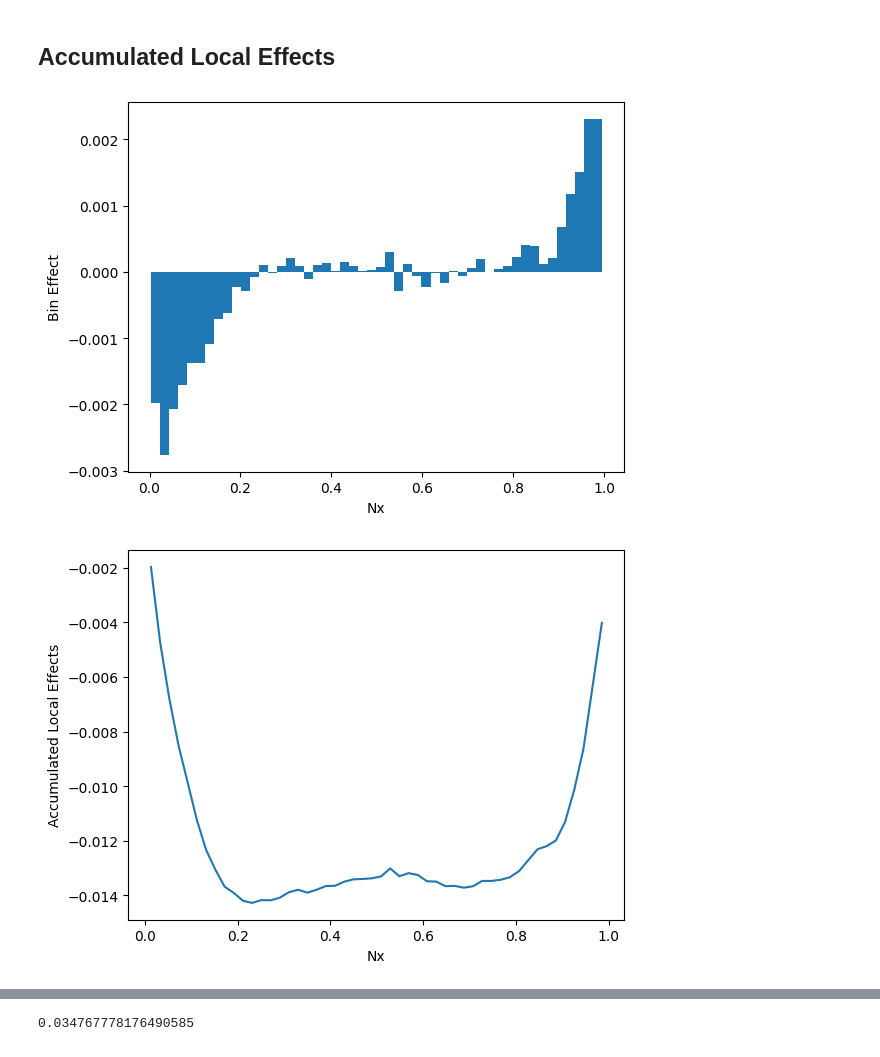
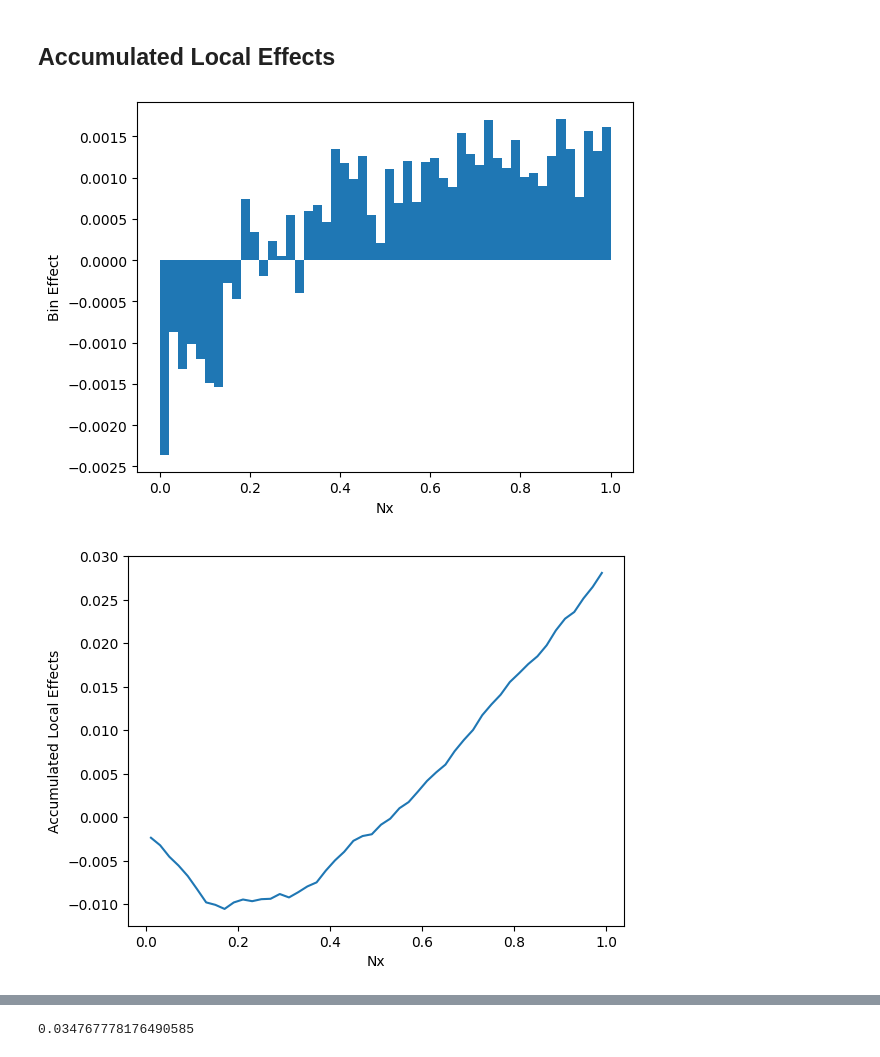
Before and after one commit to givasile/xmanai-grapes-lab, a Jupyter notebook: notebooks/Lab_3_Build_predictor_and_Explain.ipynb, the cells around one changed output, grey strips where cells are left out. Saved outputs shown, nothing was run; the diff lists cells and outputs as text; code cells hidden in the pictures.

```diff
--- a/notebooks/Lab_3_Build_predictor_and_Explain.ipynb
+++ b/notebooks/Lab_3_Build_predictor_and_Explain.ipynb
@@ -17,7 +14,7 @@ import matplotlib.colors as colors
 # %%
 ## Load measurement data
 maindir = Path.cwd() / "tutorial_data/"
-data = maindir / "Sphere_data.csv"
+data = maindir / "Sphere_data_short.csv"
 df = pd.read_csv(data, sep=',', header=0)
 df
 # %% [output]
@@ -48,7 +45,8 @@ print(df.columns.to_numpy())
 ## select input features, target variable fro dataframe columns
 feature_names = ['Nx', 'Ny', 'Nz', 'Xnom', 'Ynom', 'Znom',
                  'LateralDensity', 'DirectionDensity', 'ExposureTime',
-                 'oriX', 'oriY', 'oriZ', 'Inc', 'ang', 'ViewAng', 'Rs']
+                 'oriX', 'oriY', 'oriZ', 'Inc', 'ang', 'ViewAng', 'Rs',
+                 'AcmosJ', 'oriYcmos']
 target_variable = 'PointDev'
 # %%
 ## Scale features & target to [0, 1] interval
@@ -269,5 +267,6 @@ def pdp(model, training_set, feature, grid_size=100):
 
     return xs, ys
 # %%
-xs, ys = pdp(trained_model, X_train, 0, grid_size=100)
+feat = 11
+xs, ys = pdp(trained_model, X_train, feat, grid_size=100)
 # %%
@@ -350,11 +346,10 @@ def plot_ale(bins, bin_effect):
     plt.ylabel('Accumulated Local Effects')
     plt.show()
 # %%
-feat = 0
 bins, bin_effect = ale(trained_model, X_train, feat, num_bins=50)
 plot_ale(bins, bin_effect)
 # %% [output]
-[figure, old version]
+[figure, new version]
-[figure, old version]
+[figure, new version]
 # %%
 X_train_df = pd.DataFrame(X_train, columns=feature_names)
```
Also changed, not shown: parts of 14 cells of this notebook, 14 other files.
